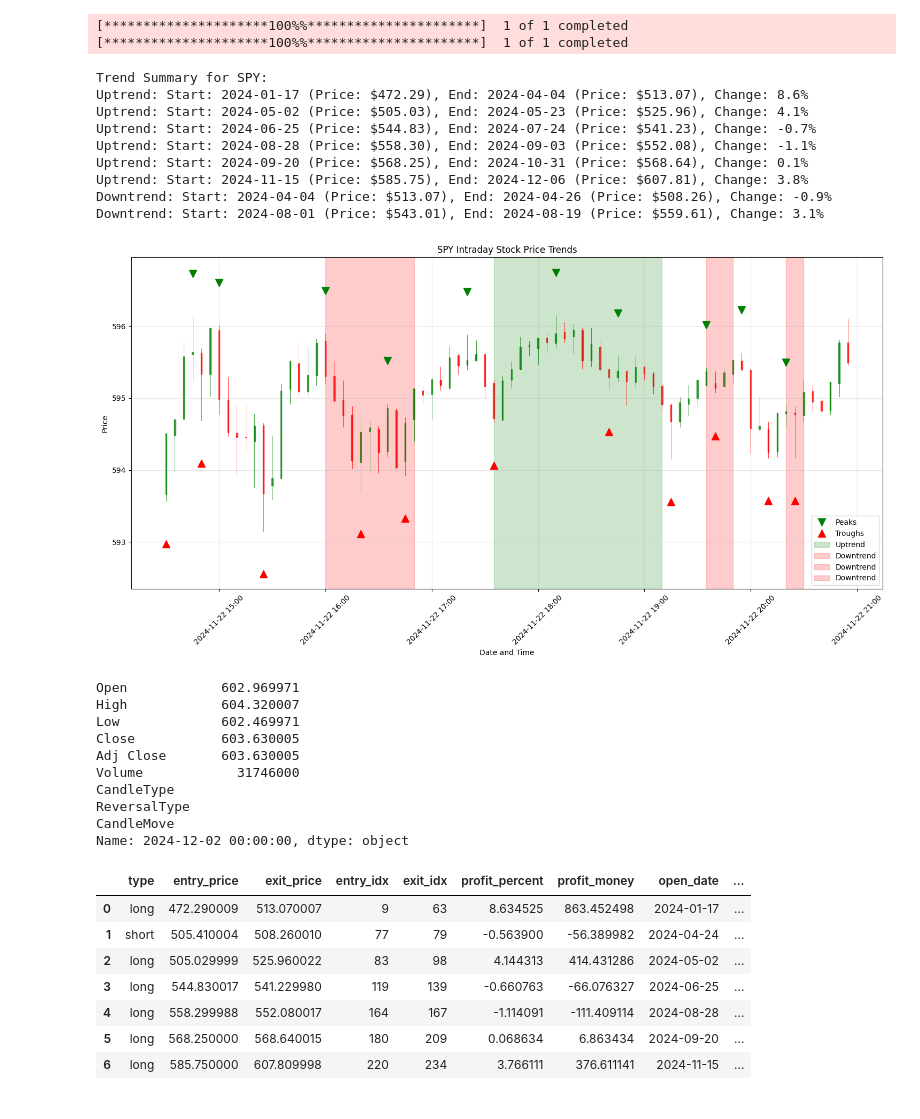
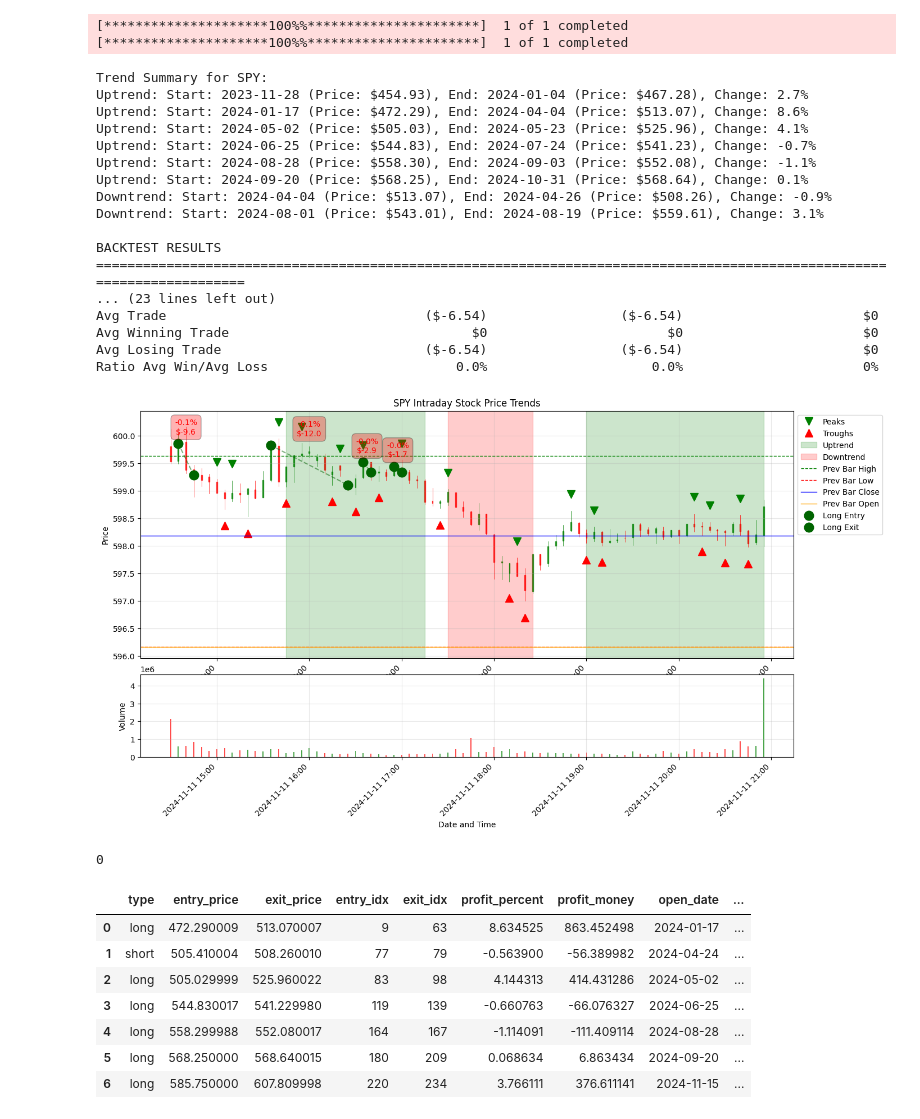
Before and after one commit to yuv-man/algoTrading-python, a Jupyter notebook: BackTestingMain.ipynb, the cells around one changed output. Cells and saved outputs as stored; diff of their text form; code cells hidden in the pictures.

Commit message:
intraday trading

```diff
--- a/BackTestingMain.ipynb
+++ b/BackTestingMain.ipynb
@@ -129,39 +154,47 @@ class Trading:
 # %%
 symbol='SPY'
 start_date='2024-01-03'
-end_date='2024-03-10'
+end_date='2024-03-11'
 interval='5m'
-specific_given_date='2024-11-22'
+specific_given_date='2024-11-11'
 trading = Trading(symbol, start_date, end_date, interval=interval, specific_given_date=specific_given_date)
 analyzer = trading.analyze_stock()
-#backtest = trading.analyze_and_backtest(analyzer)
-#backtest = trading.analyze_and_backtest(analyzer, strategy=sma_crossover_strategy, sma_s=5, sma_l=20, take_profit=0.03, stop_loss=0.02)
+#backtest = trading.analyze_and_backtest()
+backtest = trading.backtest_intraday(analyzer,strategy=multi_indicator_strategy, ema_fast=12,
+    ema_slow=26,
+    rsi_period=14,
+    rsi_oversold=30,
+    rsi_overbought=70,
+    macd_fast=12,
+    macd_slow=26,
+    macd_signal=9,
+    bb_period=20,
+    bb_std=2)
 # %% [output]
 [*********************100%%**********************]  1 of 1 completed
 [*********************100%%**********************]  1 of 1 completed
 Trend Summary for SPY:
+Uptrend: Start: 2023-11-28 (Price: $454.93), End: 2024-01-04 (Price: $467.28), Change: 2.7%
 Uptrend: Start: 2024-01-17 (Price: $472.29), End: 2024-04-04 (Price: $513.07), Change: 8.6%
 Uptrend: Start: 2024-05-02 (Price: $505.03), End: 2024-05-23 (Price: $525.96), Change: 4.1%
 Uptrend: Start: 2024-06-25 (Price: $544.83), End: 2024-07-24 (Price: $541.23), Change: -0.7%
 Uptrend: Start: 2024-08-28 (Price: $558.30), End: 2024-09-03 (Price: $552.08), Change: -1.1%
 Uptrend: Start: 2024-09-20 (Price: $568.25), End: 2024-10-31 (Price: $568.64), Change: 0.1%
-Uptrend: Start: 2024-11-15 (Price: $585.75), End: 2024-12-06 (Price: $607.81), Change: 3.8%
 Downtrend: Start: 2024-04-04 (Price: $513.07), End: 2024-04-26 (Price: $508.26), Change: -0.9%
 Downtrend: Start: 2024-08-01 (Price: $543.01), End: 2024-08-19 (Price: $559.61), Change: 3.1%
+
+BACKTEST RESULTS
+========================================================================================================================
+... (23 lines left out)
+Avg Trade                                 ($-6.54)                 ($-6.54)                       $0
+Avg Winning Trade                               $0                       $0                       $0
+Avg Losing Trade                          ($-6.54)                 ($-6.54)                       $0
+Ratio Avg Win/Avg Loss                        0.0%                     0.0%                       0%
-[figure, old version]
+[figure, new version]
 # %%
-trading.stock.iloc[245]
+len(trading.stock_intraday)
 # %% [output]
-Open            602.969971
-High            604.320007
-Low             602.469971
-Close           603.630005
-Adj Close       603.630005
-Volume            31746000
-CandleType
-ReversalType
-CandleMove
-Name: 2024-12-02 00:00:00, dtype: object
+0
 # %%
 def sma_crossover_strategy(data: pd.DataFrame, **kwargs) -> pd.DataFrame:
     """
```
Also changed, not shown: parts of 4 cells of this notebook, 3 other files.
